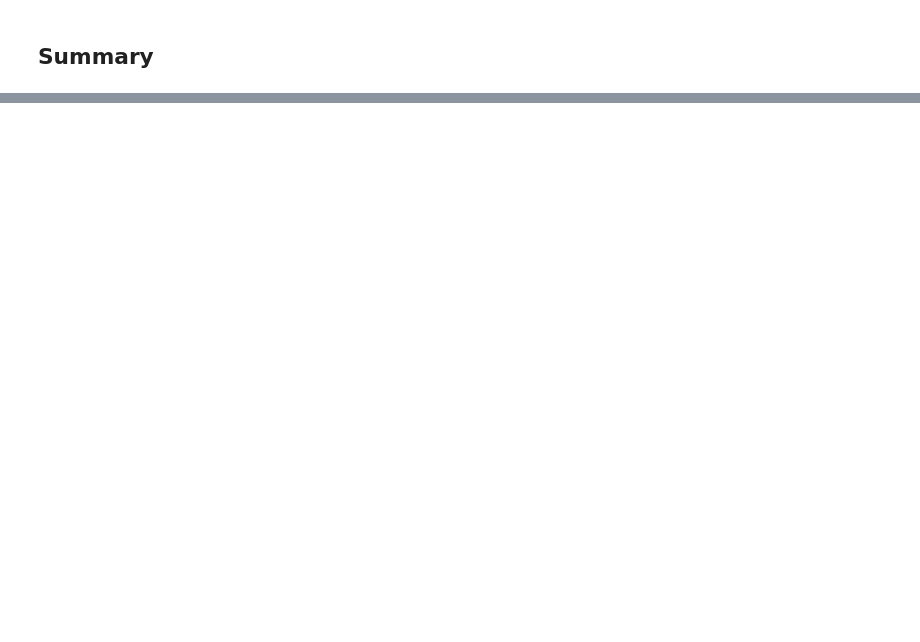
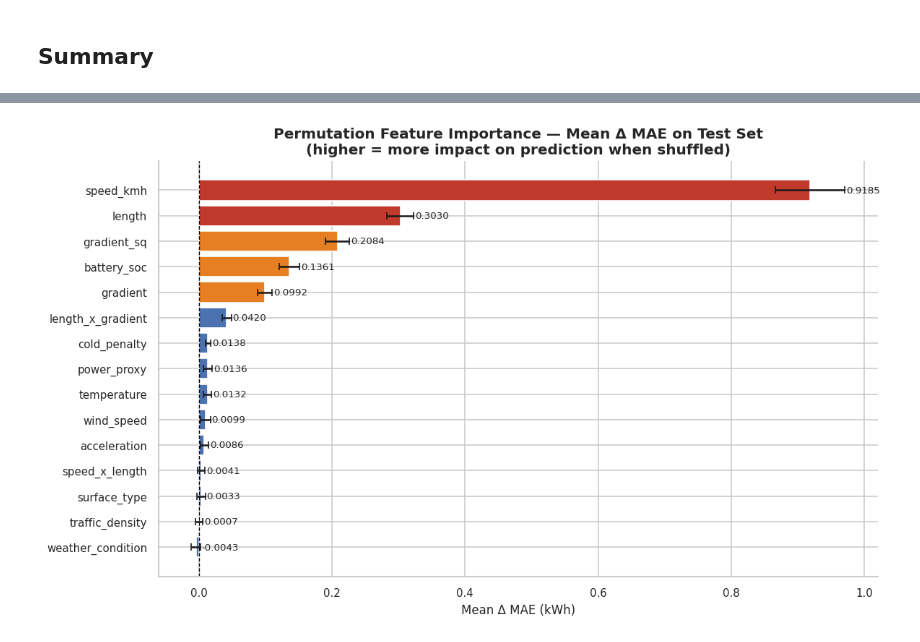
Before and after one commit to yunussgultekiin/GNN-Based-Electric-Vehicle-Route-Optimizer, a Jupyter notebook: energy-model/notebooks/04_gcn_training_evaluation.ipynb, the cells around one changed output, grey strips where cells are left out. Saved outputs shown, nothing was run; the diff lists cells and outputs as text; code cells hidden in the pictures; blank space fills up the shorter version.

```diff
--- a/energy-model/notebooks/04_gcn_training_evaluation.ipynb
+++ b/energy-model/notebooks/04_gcn_training_evaluation.ipynb
@@ -512,0 +524,78 @@ Saved: ../artifacts/training_summary.json  (745 bytes)
+# %%
+@torch.no_grad()
+def permutation_importance(
+    model: nn.Module,
+    data,
+    feature_cols: list[str],
+    n_repeats: int = 10,
+    seed: int = 42,
+) -> pd.DataFrame:
+    rng = np.random.default_rng(seed)
+    model.eval()
+
+    baseline_preds = model(data.x, data.edge_index).cpu().numpy()
+    baseline_mae   = float(np.mean(np.abs(baseline_preds - data.y.cpu().numpy())))
+
+    records = []
+    for col_idx, col_name in enumerate(feature_cols):
+        delta_maes = []
+        for _ in range(n_repeats):
+            x_perm = data.x.clone()
+            shuffled = x_perm[:, col_idx].cpu().numpy().copy()
+            rng.shuffle(shuffled)
+            x_perm[:, col_idx] = torch.tensor(shuffled, dtype=torch.float32).to(data.x.device)
+
+            perm_preds = model(x_perm, data.edge_index).cpu().numpy()
+            perm_mae   = float(np.mean(np.abs(perm_preds - data.y.cpu().numpy())))
+            delta_maes.append(perm_mae - baseline_mae)
+
+        records.append({
+            "feature":        col_name,
+            "importance_mean": round(float(np.mean(delta_maes)), 5),
+            "importance_std":  round(float(np.std(delta_maes)), 5),
+        })
+
+    return (
+        pd.DataFrame(records)
+        .sort_values("importance_mean", ascending=False)
+        .reset_index(drop=True)
+    )
+
+
+shap_df = permutation_importance(model, test_data, FEATURE_COLS, n_repeats=10)
+
+fig, ax = plt.subplots(figsize=(10, 6))
+colors = [
+    "#c0392b" if v > 0.3 else "#e67e22" if v > 0.05 else "#4C72B0"
+    for v in shap_df["importance_mean"]
+]
+bars = ax.barh(
+    shap_df["feature"][::-1],
+    shap_df["importance_mean"][::-1],
+    xerr=shap_df["importance_std"][::-1],
+    color=colors[::-1],
+    edgecolor="white",
+    capsize=3,
+)
+ax.set_title(
+    "Permutation Feature Importance — Mean Δ MAE on Test Set\n"
+    "(higher = more impact on prediction when shuffled)",
+    fontweight="bold",
+)
+ax.set_xlabel("Mean Δ MAE (kWh)")
+ax.axvline(0, color="black", linewidth=0.8, linestyle="--")
+for bar, (_, row) in zip(bars[::-1], shap_df.iterrows()):
+    ax.text(
+        row["importance_mean"] + row["importance_std"] + 0.002,
+        bar.get_y() + bar.get_height() / 2,
+        f"{row['importance_mean']:.4f}",
+        va="center", fontsize=8,
+    )
+plt.tight_layout()
+plt.show()
+
+print("\nPermutation Importance — Full Table:")
+print(shap_df.to_string(index=False))
+print(f"\nBaseline MAE (no permutation): {float(np.mean(np.abs(model(test_data.x, test_data.edge_index).cpu().detach().numpy() - test_data.y.cpu().numpy()))):.4f} kWh")
+# %% [output]
+[figure, added]
```
Also changed, not shown: parts of 13 cells of this notebook, 12 other files.
